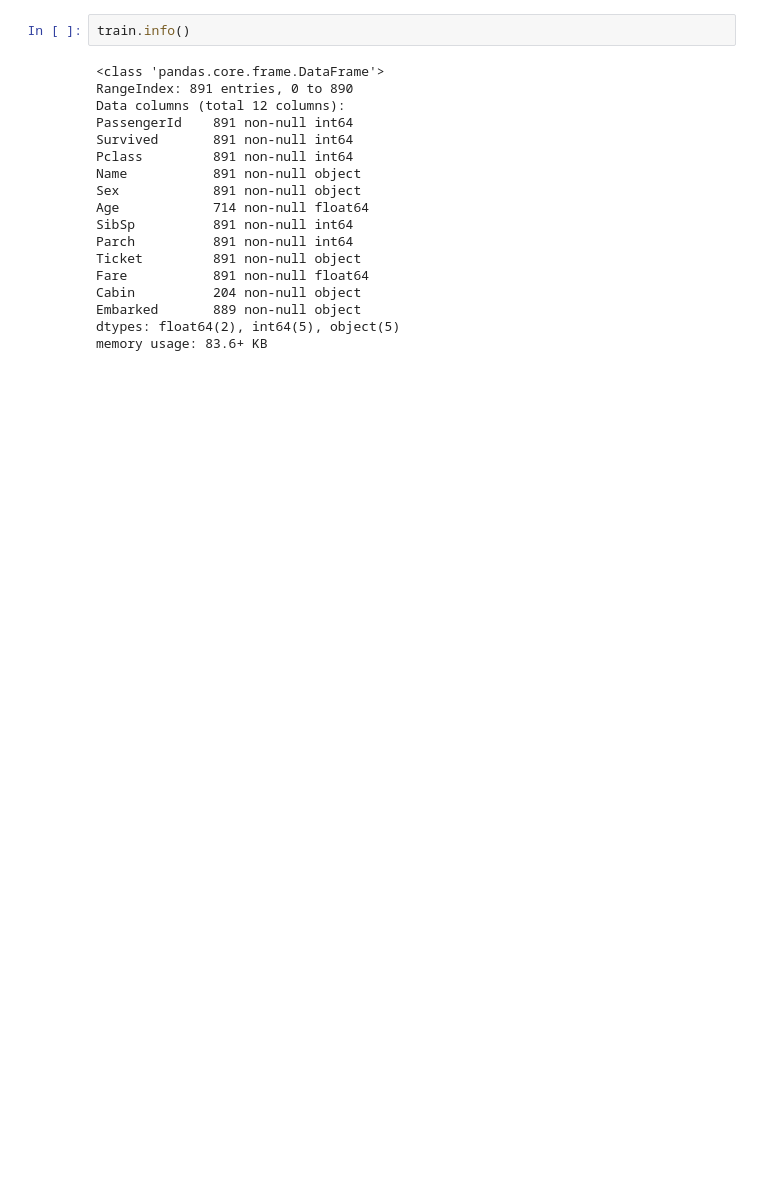
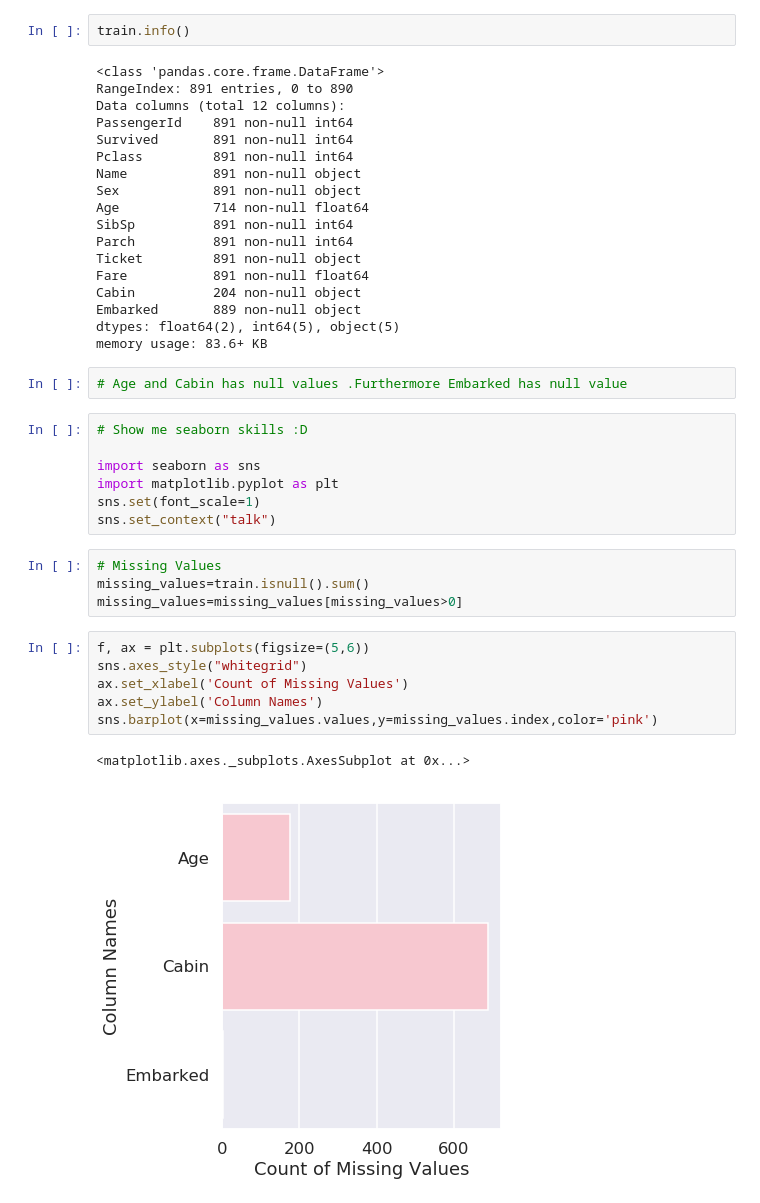
Before and after one commit to RISHABH084/Kaggle-Challenges, a Jupyter notebook: Titanic .ipynb, the cells around one changed output. Saved outputs shown, nothing was run; the diff lists cells and outputs as text; blank space fills up the shorter version.

```diff
--- a/Titanic .ipynb
+++ b/Titanic .ipynb
@@ -134,3 +137,25 @@ Cabin          204 non-null object
 Embarked       889 non-null object
 dtypes: float64(2), int64(5), object(5)
 memory usage: 83.6+ KB
+# %%
+# Age and Cabin has null values .Furthermore Embarked has null value
+# %%
+# Show me seaborn skills :D
+
+import seaborn as sns
+import matplotlib.pyplot as plt
+sns.set(font_scale=1)
+sns.set_context("talk")
+# %%
+# Missing Values
+missing_values=train.isnull().sum()
+missing_values=missing_values[missing_values>0]
+# %%
+f, ax = plt.subplots(figsize=(5,6))
+sns.axes_style("whitegrid")
+ax.set_xlabel('Count of Missing Values')
+ax.set_ylabel('Column Names')
+sns.barplot(x=missing_values.values,y=missing_values.index,color='pink')
+# %% [output]
+<matplotlib.axes._subplots.AxesSubplot at 0x...>
+[figure, added]
```
Also changed, not shown: parts of 4 cells of this notebook.
